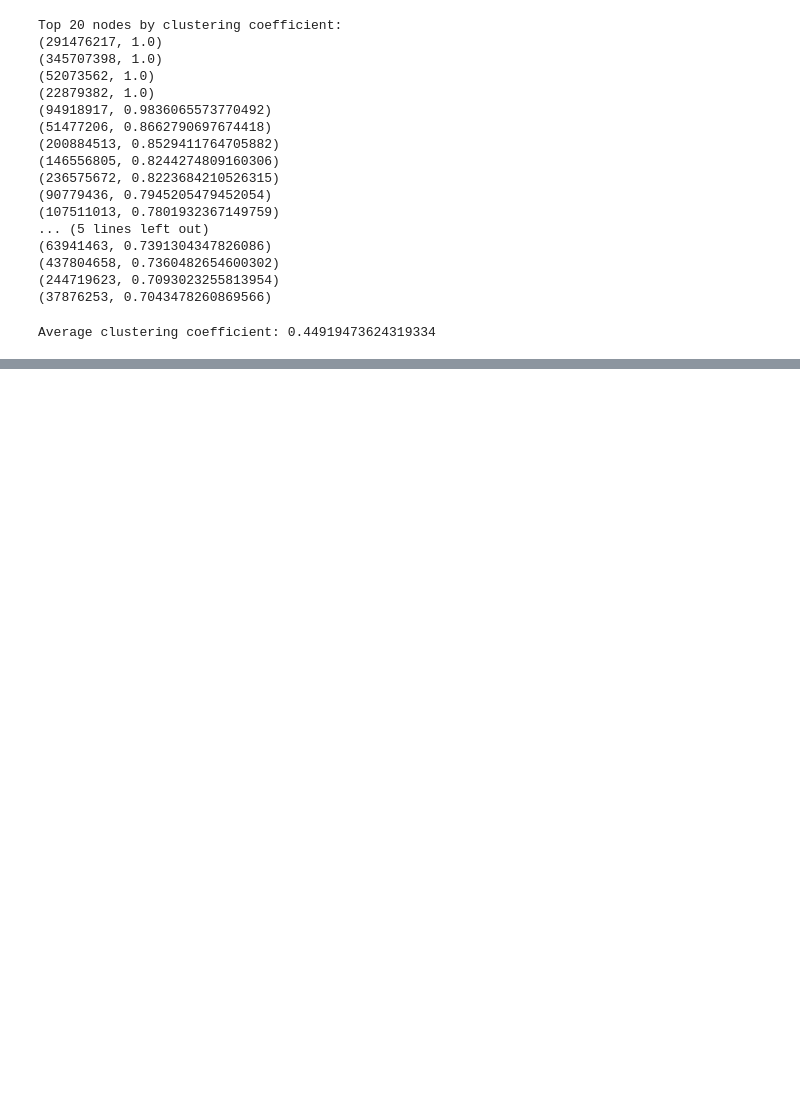
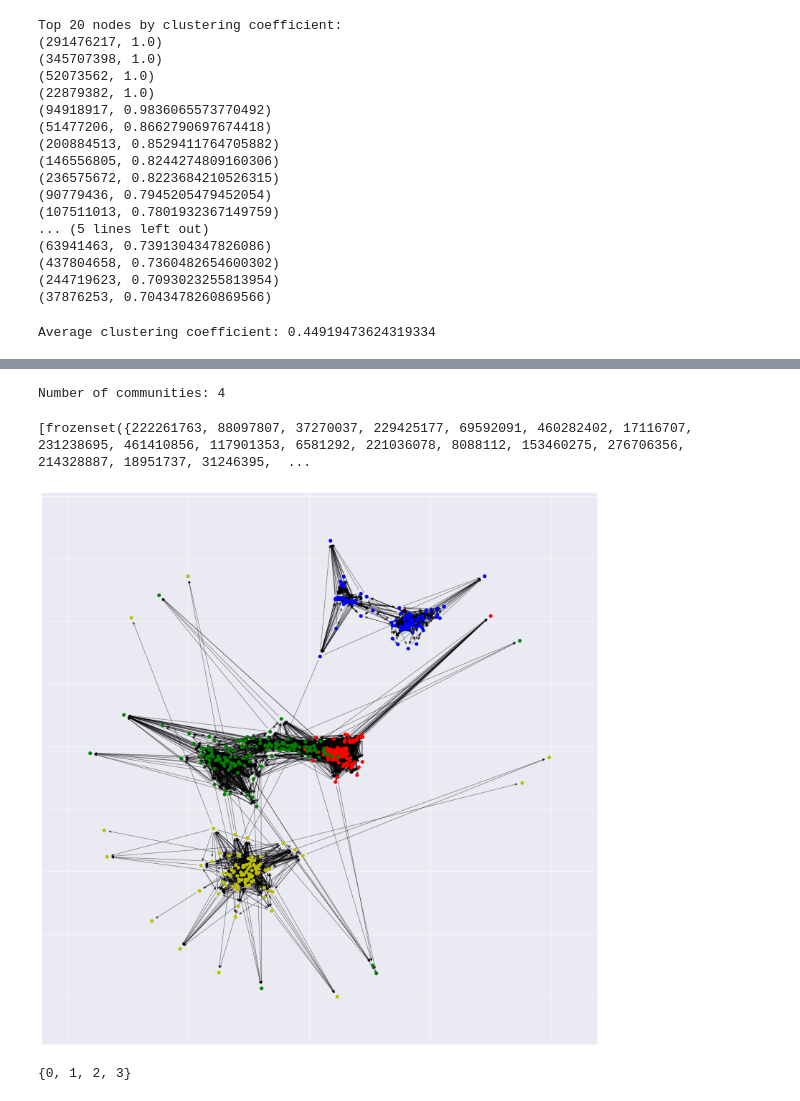
Before and after one commit to benymaxparsa/SNAP-Twitter-Data-Mining, a Jupyter notebook: Codes.ipynb, the cells around one changed output, grey strips where cells are left out. Cells and saved outputs as stored; diff of their text form; code cells hidden in the pictures; blank space fills up the shorter version.

```diff
--- a/Codes.ipynb
+++ b/Codes.ipynb
@@ -155,6 +157,7 @@ eigenvector centrality (also called eigencentrality or prestige score[1]) is a m
 # %%
 
 eigenvector = nx.eigenvector_centrality(subgraph)
+nx.set_node_attributes(subgraph, eigenvector, 'eigenvector')
 sorted_eigenvector = sorted(eigenvector.items(), key=lambda x: x[1], reverse=True)
 print("Top 20 nodes by eigenvector centrality:")
 for e in sorted_eigenvector[:20]:
@@ -182,6 +185,7 @@ The PageRank algorithm measures the importance of each node within the graph, ba
 # %%
 # pagerank
 pagerank = nx.pagerank(subgraph)
+nx.set_node_attributes(subgraph, pagerank, 'pagerank')
 sorted_pagerank = sorted(pagerank.items(), key=lambda x: x[1], reverse=True)
 print("Top 20 nodes by pagerank:")
 for p in sorted_pagerank[:20]:
@@ -217,6 +221,7 @@ a clustering coefficient is a measure of the degree to which nodes in a graph te
 # %%
 # clustering coefficient
 clustering = nx.clustering(subgraph)
+nx.set_node_attributes(subgraph, clustering, 'clustering')
 sorted_clustering = sorted(clustering.items(), key=lambda x: x[1], reverse=True)
 print("Top 20 nodes by clustering coefficient:")
 for c in sorted_clustering[:20]:
@@ -250,0 +255,21 @@ NetworkXError: Graph is not strongly connected.
+# %%
+communities = community.greedy_modularity_communities(subgraph)
+# %%
+print("Number of communities:", len(communities))
+# %% [output]
+Number of communities: 4
+# %%
+print(communities)
+# %% [output]
+[frozenset({222261763, 88097807, 37270037, 229425177, 69592091, 460282402, 17116707, 231238695, 461410856, 117901353, 6581292, 221036078, 8088112, 153460275, 276706356, 214328887, 18951737, 31246395,  ...
+# %%
+# draw communities
+plt.figure(figsize=(20, 20))
+pos = nx.spring_layout(subgraph)
+colors = ['r', 'g', 'b', 'y', 'm', 'c', 'k', 'w']
+for i, c in enumerate(communities):
+    nx.draw_networkx_nodes(subgraph, pos, c, node_size=40, node_color=colors[i])
+nx.draw_networkx_edges(subgraph, pos, alpha=0.5)
+plt.show()
+# %% [output]
+[figure, added]
@@ -250,0 +283,6 @@ NetworkXError: Graph is not strongly connected.
+# %%
+# get all the classes of nodes
+node_classes = set(nx.get_node_attributes(subgraph, 'modularity').values())
+print(node_classes)
+# %% [output]
+{0, 1, 2, 3}
```
Also changed, not shown: parts of 17 cells of this notebook, 4 other files.
